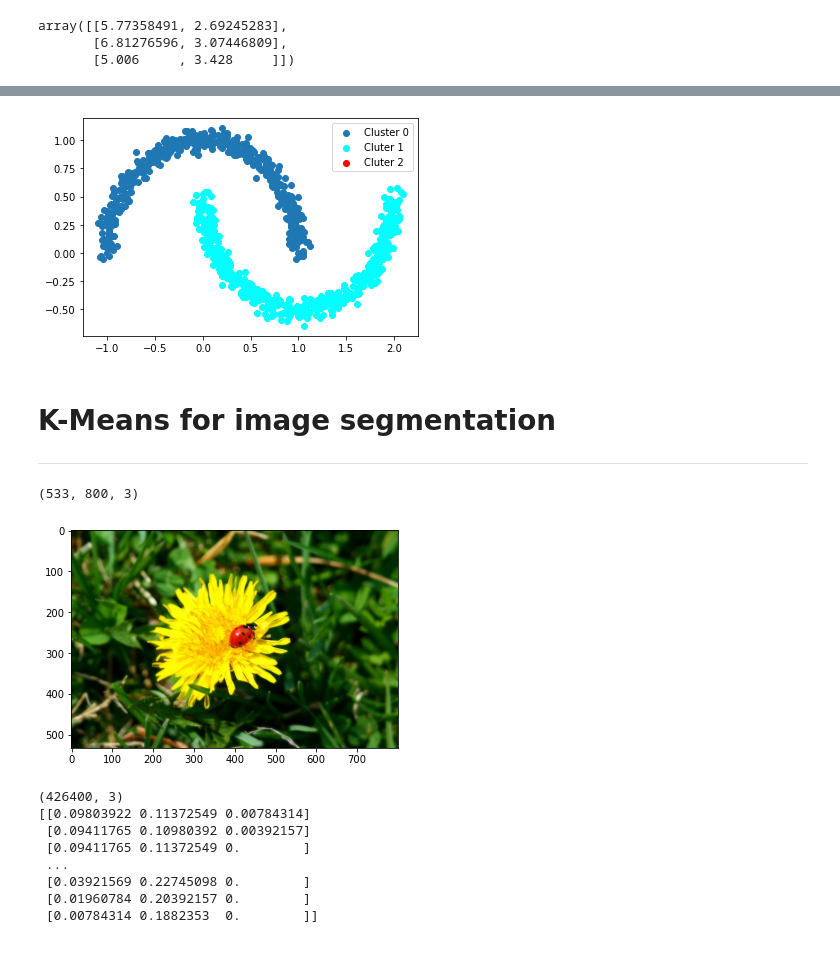
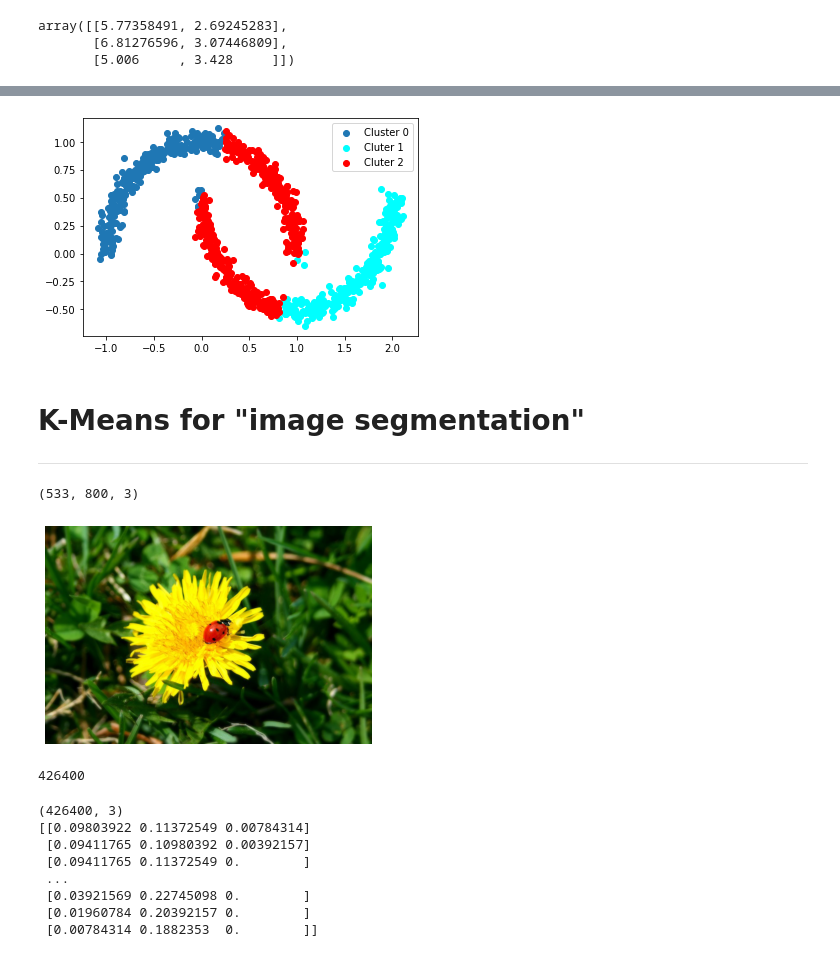
Before and after one commit to rpezoa/ML_Aplicado, a Jupyter notebook: clases/09_Clustering.ipynb, the cells around one changed output, grey strips where cells are left out. Cells and saved outputs as stored; diff of their text form; code cells hidden in the pictures.

```diff
--- a/clases/09_Clustering.ipynb
+++ b/clases/09_Clustering.ipynb
@@ -129,9 +113,9 @@ k=3
 kmeans = KMeans(n_clusters=k)
 y_pred = kmeans.fit_predict(X)
 # %%
-label0 = X[y == 0]
-label1 = X[y == 1]
-label2 = X[y == 2]
+label0 = X[y_pred == 0]
+label1 = X[y_pred == 1]
+label2 = X[y_pred == 2]
 
 
 #plotting the results
@@ -144,9 +128,9 @@ plt.show()
 
 plt.show()
 # %% [output]
-[figure, old version]
+[figure, new version]
 # %% [markdown]
-# K-Means for image segmentation
+# K-Means for "image segmentation"
 *****
 # %%
 # Reading the image
@@ -158,9 +142,14 @@ image.shape
 # %%
 plt.figure()
 plt.imshow(image)
+plt.axis("off")
 plt.show()
 # %% [output]
-[figure, old version]
+[figure, new version]
+# %%
+533*800
+# %% [output]
+426400
 # %%
 # Reshaping for getting a matrix of mxn, each row is a pixel
 # represented by a vector of 3 components
```
Also changed, not shown: parts of 16 cells of this notebook.
